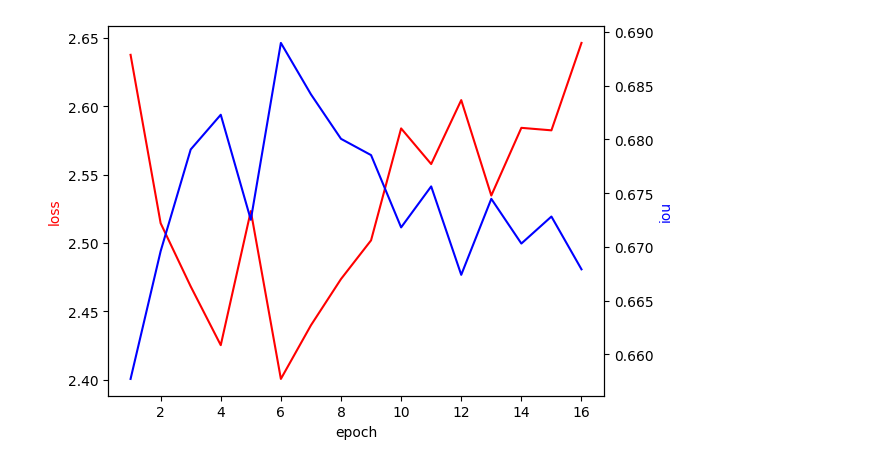
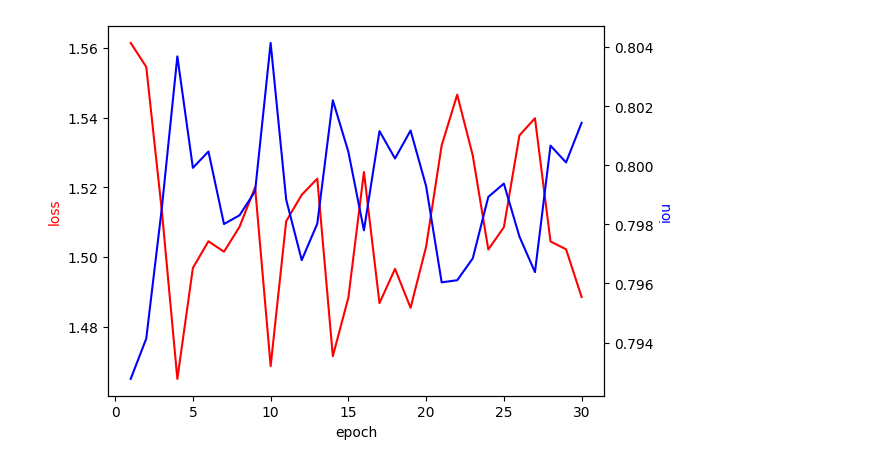
Before and after one commit to Leezed525/pytorch_cv_base, a Jupyter notebook: visualization/loss_visualization.ipynb, the cells around one changed output. Drawn from its saved outputs; the diff is of its cells as text; code cells hidden in the pictures.

Commit message:
完成2path4score实验

```diff
--- a/visualization/loss_visualization.ipynb
+++ b/visualization/loss_visualization.ipynb
@@ -53,49 +53,49 @@ def read_loss_file(file_path, mode='train'):
 # loss_file_path = '/home/lzd/workspace/LeeNet/logs/LeeNet_plScore_RMT_CENTER_no_down/result.log'
 # loss_file_path = '/home/lzd/workspace/LeeNet/logs/LeeNet_plScore_RMT_mix_CENTER/result.log'
 # loss_file_path = '/home/lzd/workspace/LeeNet/logs/LeeNet_plScore_RMT_sigma_CENTER/result.log'
-loss_file_path = '/home/lzd/workspace/LeeNet/logs/LeeNet_plScore_OS_sigma_CENTER/result.log'
-
+# loss_file_path = '/home/lzd/workspace/LeeNet/logs/LeeNet_plScore_OS_sigma_CENTER/result.log'
 
 
 # loss_file_path = '/home/lzd/workspace/LeeNet/logs/LeeNet_plScore_OS_sigma_RGBT/result.log'
 # loss_file_path = '/home/lzd/workspace/LeeNet/logs/LeeNet_plScore_OS_sigma_RGBT/result_20240715sota.log'
 # loss_file_path = '/home/lzd/workspace/LeeNet/logs/LeeNet_plScore_OS_sigma_RGBT/result_2path_adapter_dropkey.log'
 
-# loss_file_path = '/home/lzd/workspace/LeeNet/logs/LeeNet_plScore_OS_sigma_RGBD/result.log'
+loss_file_path = '/home/lzd/workspace/LeeNet/logs/LeeNet_plScore_OS_sigma_RGBD/result.log'
 # loss_file_path = '/home/lzd/workspace/LeeNet/logs/LeeNet_plScore_OS_sigma_RGBD/result_2path_adapter_dropkey.log'
 
 # loss_file_path = '/home/lzd/workspace/LeeNet/logs/LeeNet_plScore_OS_sigma_RGBE/result.log'
 
 start_epoch = 0
 end_epoch = 0
-info = read_loss_file(loss_file_path, mode='val')
+mode = 1  # 0: train, 1: val
+info = read_loss_file(loss_file_path, mode='train' if mode == 0 else 'val')
 # 画图
 loss_list = []
 iou_list = []
 
 for epoch, loss_iou in info.items():
     num = 0
     loss_sum = 0
     iou_sum = 0
     for loss, iou in loss_iou:
         num += 1
         loss_sum += loss
         iou_sum += iou
     loss_list.append(loss_sum / num)
     iou_list.append(iou_sum / num)
 end_epoch = len(loss_list) if end_epoch == 0 else end_epoch
 loss_list, iou_list = loss_list[start_epoch:end_epoch], iou_list[start_epoch:end_epoch]
 
 # 放大画布
 # 分两个画布绘制
 fig, ax1 = plt.subplots()
 ax2 = ax1.twinx()
 ax1.plot(range(start_epoch + 1, end_epoch + 1), loss_list, 'r-')
 ax2.plot(range(start_epoch + 1, end_epoch + 1), iou_list, 'b-')
 ax1.set_xlabel('epoch')
 
 ax1.set_ylabel('loss', color='r')
 ax2.set_ylabel('iou', color='b')
 plt.show()
 # %% [output]
-[figure, old version]
+[figure, new version]
```
Also changed, not shown: 7 other files.
